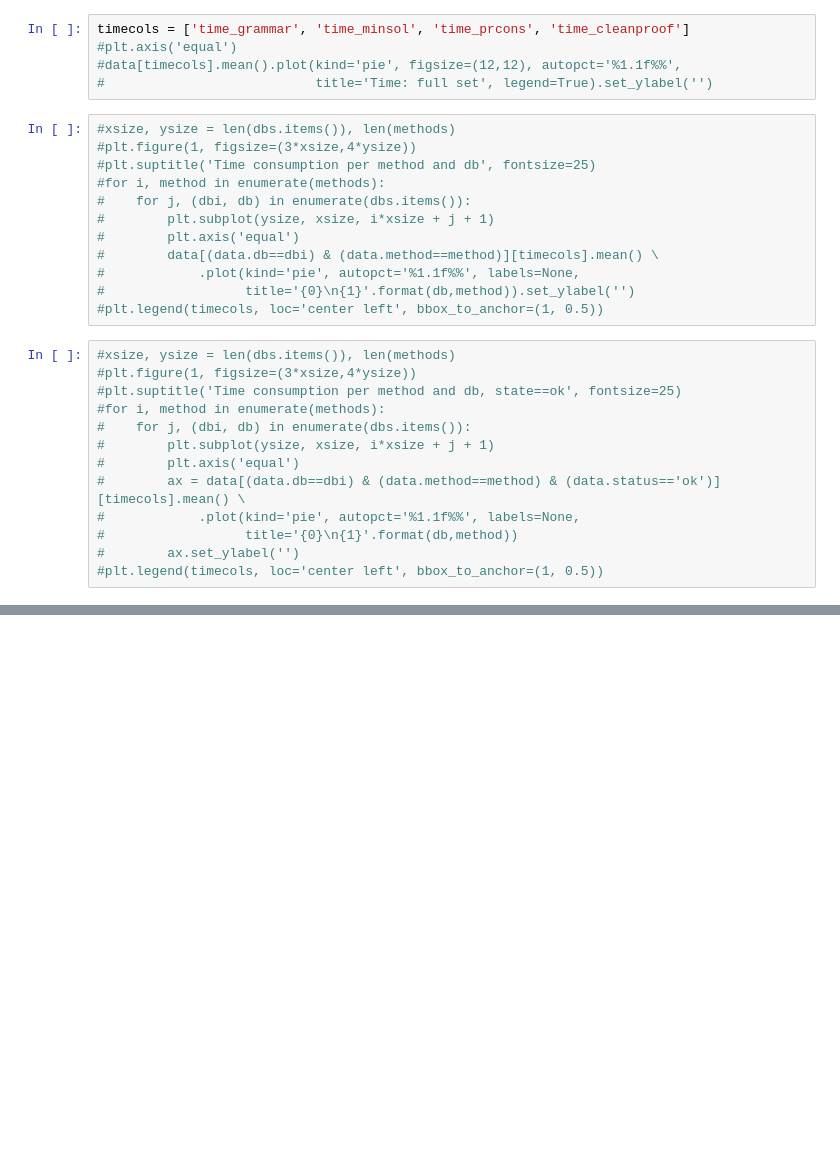
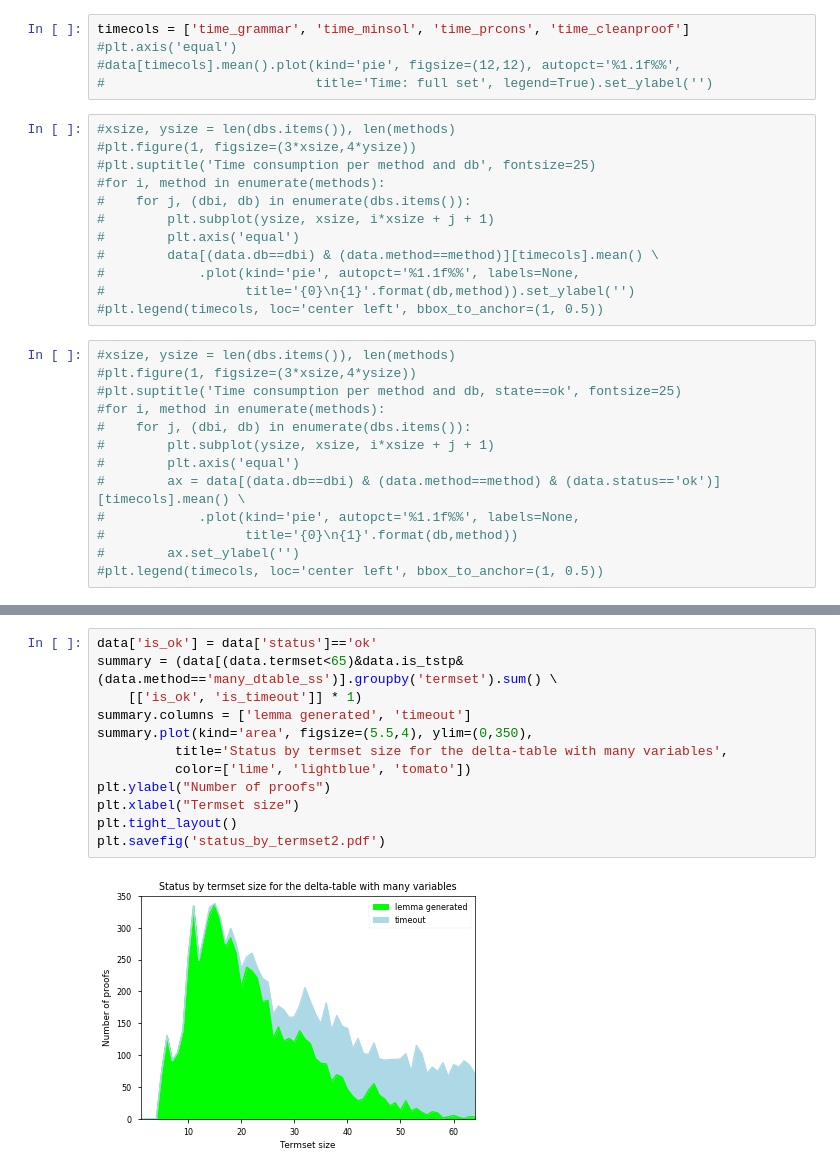
Before and after one commit to gapt/cutintro-results, a Jupyter notebook: cutintro.ipynb, the cells around one changed output, grey strips where cells are left out. Saved outputs shown, nothing was run; the diff lists cells and outputs as text; blank space fills up the shorter version.

```diff
--- a/cutintro.ipynb
+++ b/cutintro.ipynb
@@ -181,3 +284,17 @@ plt.savefig('status_by_termset.pdf')
+# %%
+data['is_ok'] = data['status']=='ok'
+summary = (data[(data.termset<65)&data.is_tstp&(data.method=='many_dtable_ss')].groupby('termset').sum() \
+    [['is_ok', 'is_timeout']] * 1)
+summary.columns = ['lemma generated', 'timeout']
+summary.plot(kind='area', figsize=(5.5,4), ylim=(0,350),
+          title='Status by termset size for the delta-table with many variables',
+          color=['lime', 'lightblue', 'tomato'])
+plt.ylabel("Number of proofs")
+plt.xlabel("Termset size")
+plt.tight_layout()
+plt.savefig('status_by_termset2.pdf')
+# %% [output]
+[figure, added]
 # %%
 # Proofs with good compression of EHS/HS
 data[(data.ehs_lkinf/data.hs_lkinf < 0.2)].sort_values('lk_cmp_ratio') \
```
Also changed, not shown: parts of 36 cells of this notebook.
